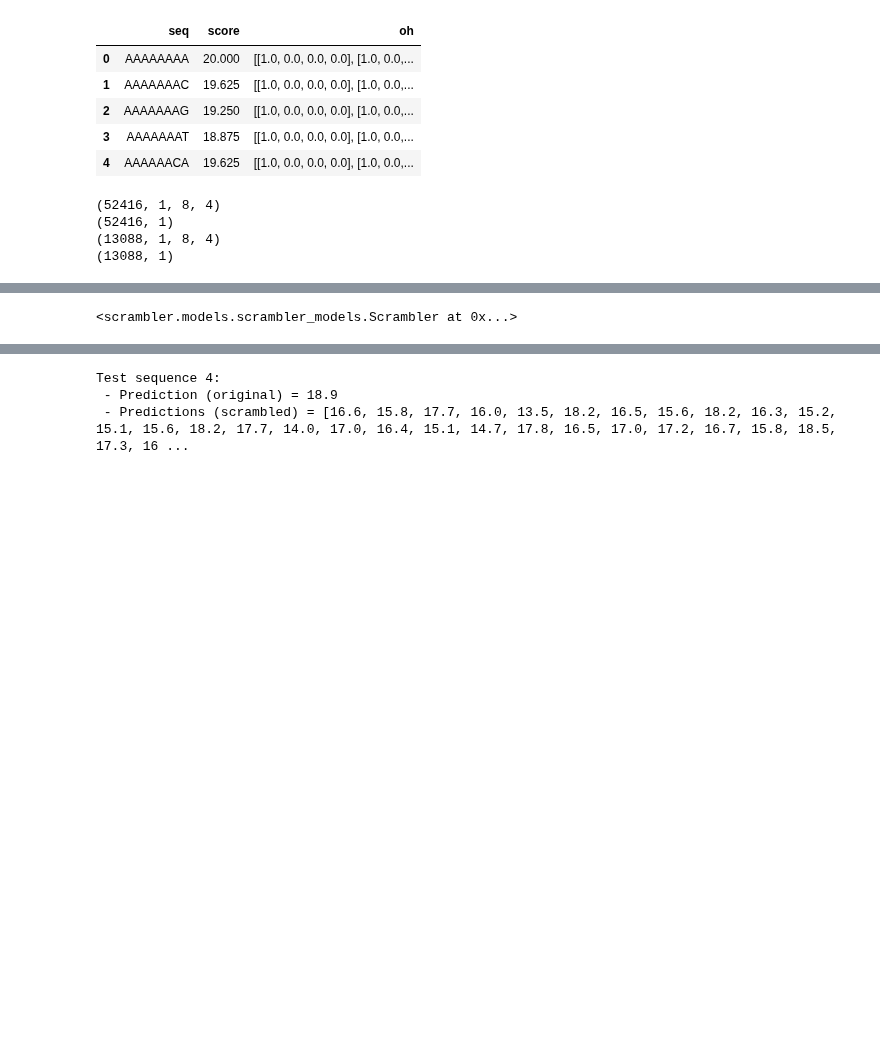
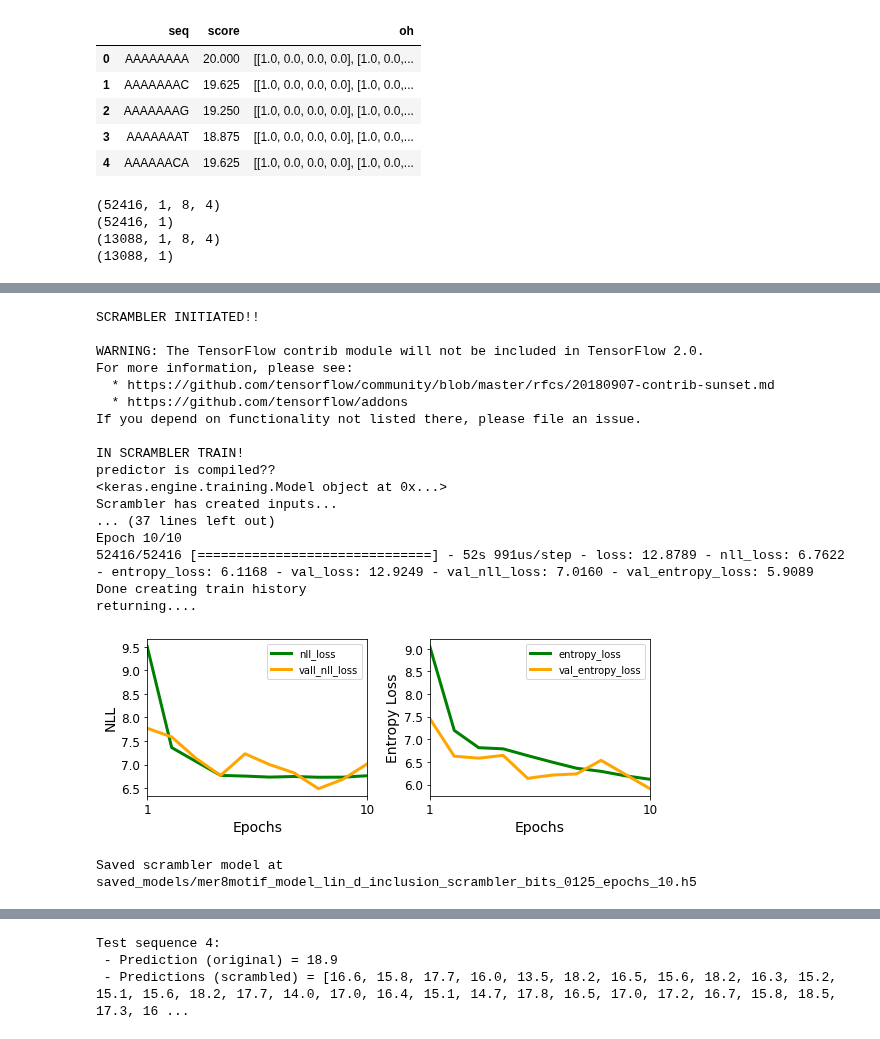
Before and after one commit to erinhwilson/deep-5g-sandbox, a Jupyter notebook: scrambler_optimus5_example_EWtinker.ipynb, the cells around one changed output, grey strips where cells are left out. Saved outputs shown, nothing was run; the diff lists cells and outputs as text; code cells hidden in the pictures; blank space fills up the shorter version.

Commit message:
borked still, but checkpoint for saving model to Keras for scramblers

```diff
--- a/scrambler_optimus5_example_EWtinker.ipynb
+++ b/scrambler_optimus5_example_EWtinker.ipynb
@@ -96,3 +88,22 @@ print(y_test2.shape)
 (52416, 1)
 (13088, 1, 8, 4)
 (13088, 1)
+# %%
+#Define sequence template and background
+
+#sequence_template = '$' * 50
+sequence_template = '$' * SEQ_LEN
+
+pseudo_count = 1.0
+
+onehot_template = encoder(sequence_template)[None, ...]
+sequence_mask = get_sequence_masks([sequence_template])[0]
+
+# This is the background? So it's a mean by position... I'll probs change this...
+x_mean = (np.sum(x_train, axis=(0, 1)) + pseudo_count) / (x_train.shape[0] + 4. * pseudo_count)
+
+print(sequence_template)
+print(onehot_template)
+print(sequence_mask)
+print(x_mean)
+print(x_mean.shape)
@@ -99 +179,6 @@ print(y_test2.shape)
+# %%
+# pytorch to keras'd deep linear model
+k_lin_d = keras.models.load_model("mer8motif_model_lin_d.h5")
+k_cnn = keras.models.load_model("jtest_cnn.h5")
+#aa = tf.keras.models.load_model("mer8motif_model_cnn.h5")
 # %%
@@ -127,16 +201,0 @@ AAGCGAAA:[7.8359823]
-# %%
-#Define sequence template and background
-
-#sequence_template = '$' * 50
-sequence_template = '$' * SEQ_LEN
-
-pseudo_count = 1.0
-
-onehot_template = encoder(sequence_template)[None, ...]
-sequence_mask = get_sequence_masks([sequence_template])[0]
-
-# This is the background? So it's a mean by position... I'll probs change this...
-x_mean = (np.sum(x_train2, axis=(0, 1)) + pseudo_count) / (x_train2.shape[0] + 4. * pseudo_count)
-#x_mean = x_mean.reshape(8,4)
-#x_mean = np.array([0.25 for x in range(len(sequence_template))])
-# ^^ May need to be re-arrayed into SEQLEN x 4??
@@ -295,4 +369,24 @@ If you depend on functionality not listed there, please file an issue.
-# %%
-scrambler
-# %% [output]
-<scrambler.models.scrambler_models.Scrambler at 0x...>
+# %%
+lin_d_scr, lin_d_scr_train_hist = train_scrambler_on_model(k_lin_d)
+model_name = 'mer8motif_model_lin_d_inclusion_scrambler_bits_0125_epochs_10'
+save_scrambler(lin_d_scr, lin_d_scr_train_hist, model_name)
+# %% [output]
+SCRAMBLER INITIATED!!
+
+WARNING: The TensorFlow contrib module will not be included in TensorFlow 2.0.
+For more information, please see:
+  * https://github.com/tensorflow/community/blob/master/rfcs/20180907-contrib-sunset.md
+  * https://github.com/tensorflow/addons
+If you depend on functionality not listed there, please file an issue.
+
+IN SCRAMBLER TRAIN!
+predictor is compiled??
+<keras.engine.training.Model object at 0x...>
+Scrambler has created inputs...
+... (37 lines left out)
+Epoch 10/10
+52416/52416 [==============================] - 52s 991us/step - loss: 12.8789 - nll_loss: 6.7622 - entropy_loss: 6.1168 - val_loss: 12.9249 - val_nll_loss: 7.0160 - val_entropy_loss: 5.9089
+Done creating train history
+returning....
+[figure, added]
+Saved scrambler model at saved_models/mer8motif_model_lin_d_inclusion_scrambler_bits_0125_epochs_10.h5
```
Also changed, not shown: parts of 50 cells of this notebook, 1 other file.
